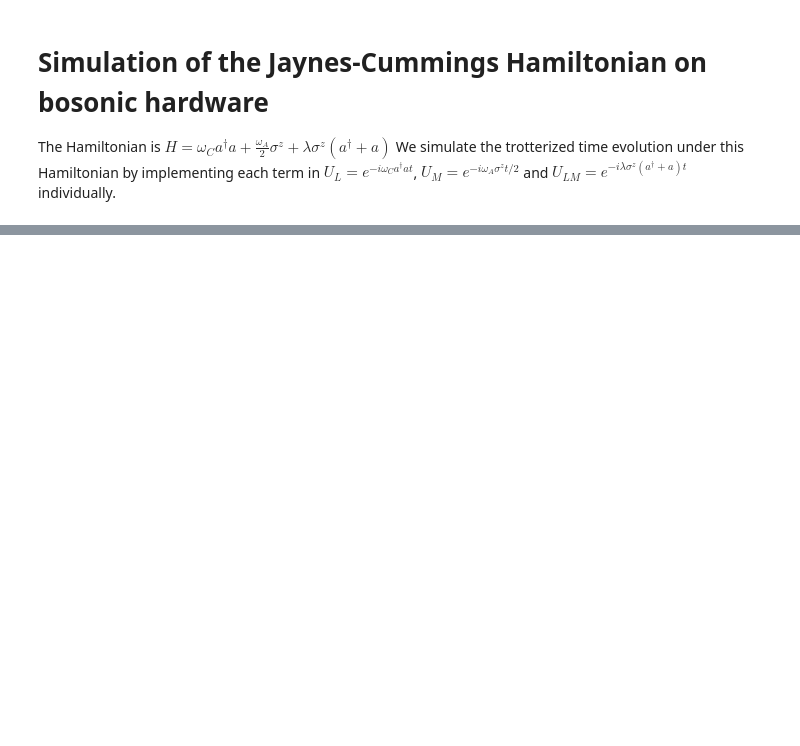
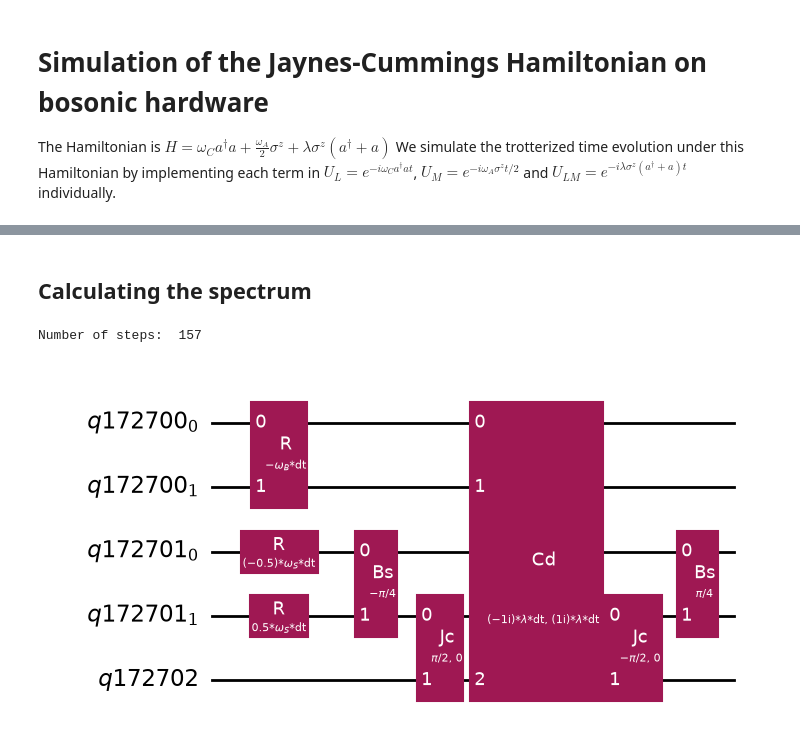
Before and after one commit to simkoi/bosonic_algo, a Jupyter notebook: JC_bosonic_hardware_dual_rail.ipynb, the cells around one changed output, grey strips where cells are left out. Cells and saved outputs as stored; diff of their text form; code cells hidden in the pictures; blank space fills up the shorter version.

```diff
--- a/JC_bosonic_hardware_dual_rail.ipynb
+++ b/JC_bosonic_hardware_dual_rail.ipynb
@@ -145,0 +151,53 @@ plt.ylim([-1.05,1.05]);
+# %% [markdown]
+## Calculating the spectrum
+# %%
+# Define computational parameters
+
+num_qubits_per_qumode = 2 # Cutoff of the qumode's Fock space: 2^num_qubits_per_qumode
+dfreq = 0.02
+t_tot = 1.0/dfreq*np.pi*2.0 # total time
+dt = 1.25 # timestep
+epsilon = 0.001 # kick strength
+N = int(t_tot/2.0)
+sampling_t_list = np.linspace(0, t_tot, N+1, endpoint = True)
+print("Number of steps: ", N)
+
+# Create new circuits for basilen and kicked dynamics
+boson = bosonic_qiskit.QumodeRegister(num_qumodes=1, num_qubits_per_qumode=num_qubits_per_qumode) # qumode for the boson
+spin = bosonic_qiskit.QumodeRegister(num_qumodes=2, num_qubits_per_qumode=1) # 2 qumodes for dual rail encoding of the spin. spin[0]: up, spin[1]: down
+ancilla = qiskit.QuantumRegister(1) # Ancilla qubit needed for implementing the U_{LM}
+
+circuit = bosonic_qiskit.CVCircuit(boson,spin,ancilla)
+circuit_kick = bosonic_qiskit.CVCircuit(boson,spin,ancilla)
+
+# Pretty print circuit
+circuit_print = circuit.copy()
+eiht(circuit_print, boson, spin, ancilla, Parameter('$\omega_S$'), Parameter('$\omega_B$'), Parameter('$\lambda$'), Parameter('dt'))
+fig = circuit_print.draw(output="mpl")
+display(fig)
+
+
+# |down> = |0_up, 1_down>
+circuit.cv_initialize(1, spin[1])
+circuit_kick.cv_initialize(1, spin[1])
+
+# Initialize state with delta kick
+circuit_kick = sigma_x_kick(circuit_kick, boson, spin, ancilla, epsilon)
+
+# timestep list for each sampling point
+dt_list = []
+for t in sampling_t_list:
+    li = [dt for i in range(int(t/dt))]
+    if len(li)*dt < t:
+        li = li + [t - len(li)*dt]
+    dt_list.append(li)
+#print(dt_list)
+#print(len(dt_list))
+
+# Build list of circuits for the points in the time series
+circuit_list_kick = []
+for li in dt_list:
+    circuit_list_kick.append(trotterise(circuit_kick.copy(), boson, spin, ancilla, omega_A, omega_C, lam, N, li))
+# %% [output]
+Number of steps:  157
+[figure, added]
```
Also changed, not shown: parts of 16 cells of this notebook, 2 other files.
